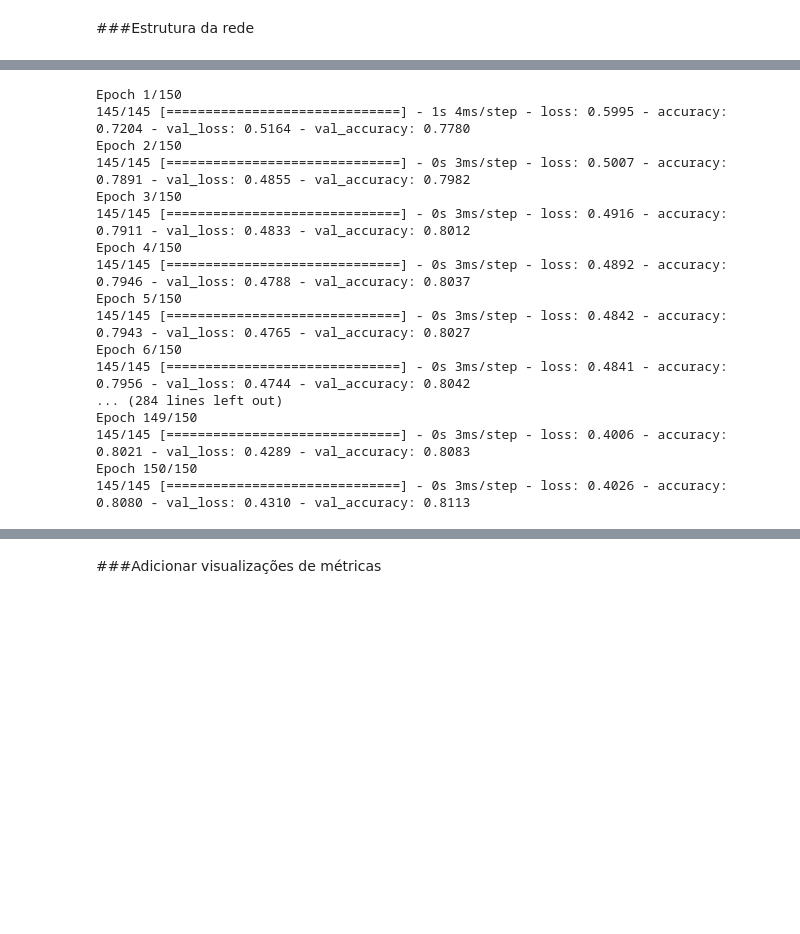
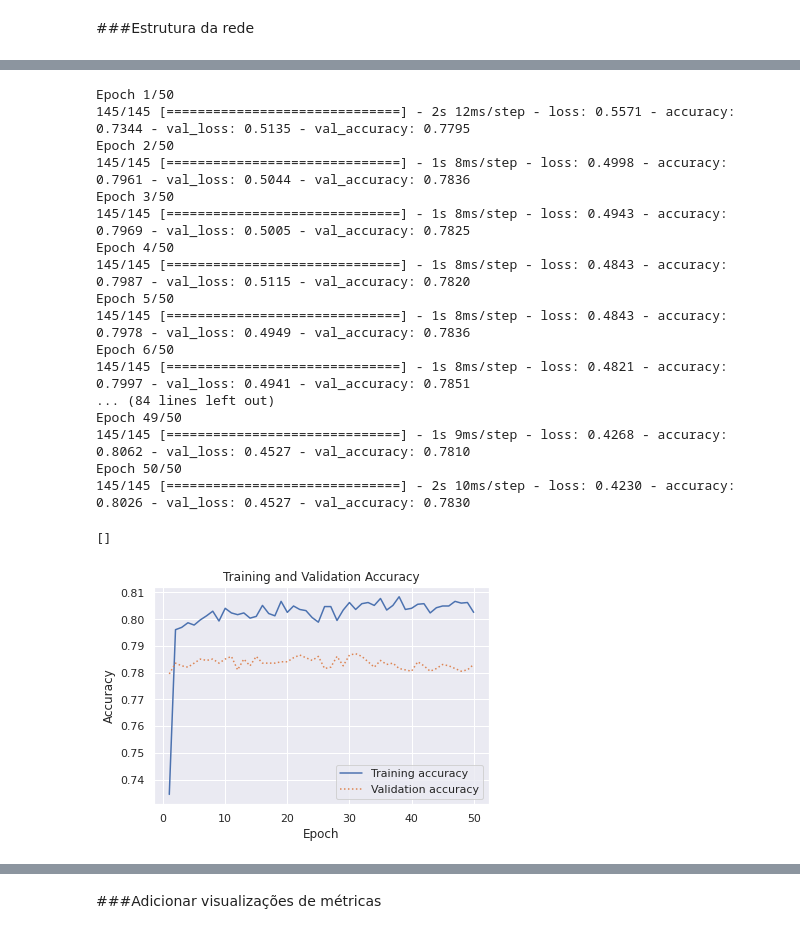
Before and after one commit to lucasalmada/Redes-Neurais, a Jupyter notebook: 1.0 Rede Neural.ipynb, the cells around one changed output, grey strips where cells are left out. Cells and saved outputs as stored; diff of their text form; code cells hidden in the pictures; blank space fills up the shorter version.

```diff
--- a/1.0 Rede Neural.ipynb
+++ b/1.0 Rede Neural.ipynb
@@ -94,4 +98,6 @@ test.dtypes[(test.dtypes != "object") == True].index.tolist() == train.dtypes[(t
 train = pd.concat((train, pd.get_dummies(train['CabinClass'])), axis=1)
 train = pd.concat((train, pd.get_dummies(train['CabinSeat'])), axis=1)
 train = train.drop(['CabinClass','CabinSeat'],axis=1)
+# %%
+df_train = pd.read_csv('/content/drive/MyDrive/Redes Neurais/Github/Redes-Neurais/Titanic/train_tratado.csv')
 # %%
@@ -152,23 +200,40 @@ _________________________________________________________________
 # %%
-hist=model.fit(x_train, y_train, validation_data=(x_test, y_test), epochs=150)
+hist=model.fit(x_train, y_train, validation_data=(x_test, y_test), epochs=50)
 # %% [output]
-Epoch 1/150
-145/145 [==============================] - 1s 4ms/step - loss: 0.5995 - accuracy: 0.7204 - val_loss: 0.5164 - val_accuracy: 0.7780
-Epoch 2/150
-145/145 [==============================] - 0s 3ms/step - loss: 0.5007 - accuracy: 0.7891 - val_loss: 0.4855 - val_accuracy: 0.7982
-Epoch 3/150
-145/145 [==============================] - 0s 3ms/step - loss: 0.4916 - accuracy: 0.7911 - val_loss: 0.4833 - val_accuracy: 0.8012
-Epoch 4/150
-145/145 [==============================] - 0s 3ms/step - loss: 0.4892 - accuracy: 0.7946 - val_loss: 0.4788 - val_accuracy: 0.8037
-Epoch 5/150
-145/145 [==============================] - 0s 3ms/step - loss: 0.4842 - accuracy: 0.7943 - val_loss: 0.4765 - val_accuracy: 0.8027
-Epoch 6/150
-145/145 [==============================] - 0s 3ms/step - loss: 0.4841 - accuracy: 0.7956 - val_loss: 0.4744 - val_accuracy: 0.8042
-... (284 lines left out)
-Epoch 149/150
-145/145 [==============================] - 0s 3ms/step - loss: 0.4006 - accuracy: 0.8021 - val_loss: 0.4289 - val_accuracy: 0.8083
-Epoch 150/150
-145/145 [==============================] - 0s 3ms/step - loss: 0.4026 - accuracy: 0.8080 - val_loss: 0.4310 - val_accuracy: 0.8113
+Epoch 1/50
+145/145 [==============================] - 2s 12ms/step - loss: 0.5571 - accuracy: 0.7344 - val_loss: 0.5135 - val_accuracy: 0.7795
+Epoch 2/50
+145/145 [==============================] - 1s 8ms/step - loss: 0.4998 - accuracy: 0.7961 - val_loss: 0.5044 - val_accuracy: 0.7836
+Epoch 3/50
+145/145 [==============================] - 1s 8ms/step - loss: 0.4943 - accuracy: 0.7969 - val_loss: 0.5005 - val_accuracy: 0.7825
+Epoch 4/50
+145/145 [==============================] - 1s 8ms/step - loss: 0.4843 - accuracy: 0.7987 - val_loss: 0.5115 - val_accuracy: 0.7820
+Epoch 5/50
+145/145 [==============================] - 1s 8ms/step - loss: 0.4843 - accuracy: 0.7978 - val_loss: 0.4949 - val_accuracy: 0.7836
+Epoch 6/50
+145/145 [==============================] - 1s 8ms/step - loss: 0.4821 - accuracy: 0.7997 - val_loss: 0.4941 - val_accuracy: 0.7851
+... (84 lines left out)
+Epoch 49/50
+145/145 [==============================] - 1s 9ms/step - loss: 0.4268 - accuracy: 0.8062 - val_loss: 0.4527 - val_accuracy: 0.7810
+Epoch 50/50
+145/145 [==============================] - 2s 10ms/step - loss: 0.4230 - accuracy: 0.8026 - val_loss: 0.4527 - val_accuracy: 0.7830
+# %%
+sns.set()
+
+acc = hist.history['accuracy']
+val = hist.history['val_accuracy']
+epochs = range(1, len(acc) + 1)
+
+plt.plot(epochs, acc, '-', label='Training accuracy')
+plt.plot(epochs, val, ':', label='Validation accuracy')
+plt.title('Training and Validation Accuracy')
+plt.xlabel('Epoch')
+plt.ylabel('Accuracy')
+plt.legend(loc='lower right')
+plt.plot()
+# %% [output]
+[]
+[figure, added]
 # %%
 sns.set()
 
```
Also changed, not shown: parts of 7 cells of this notebook, 6 other files.
